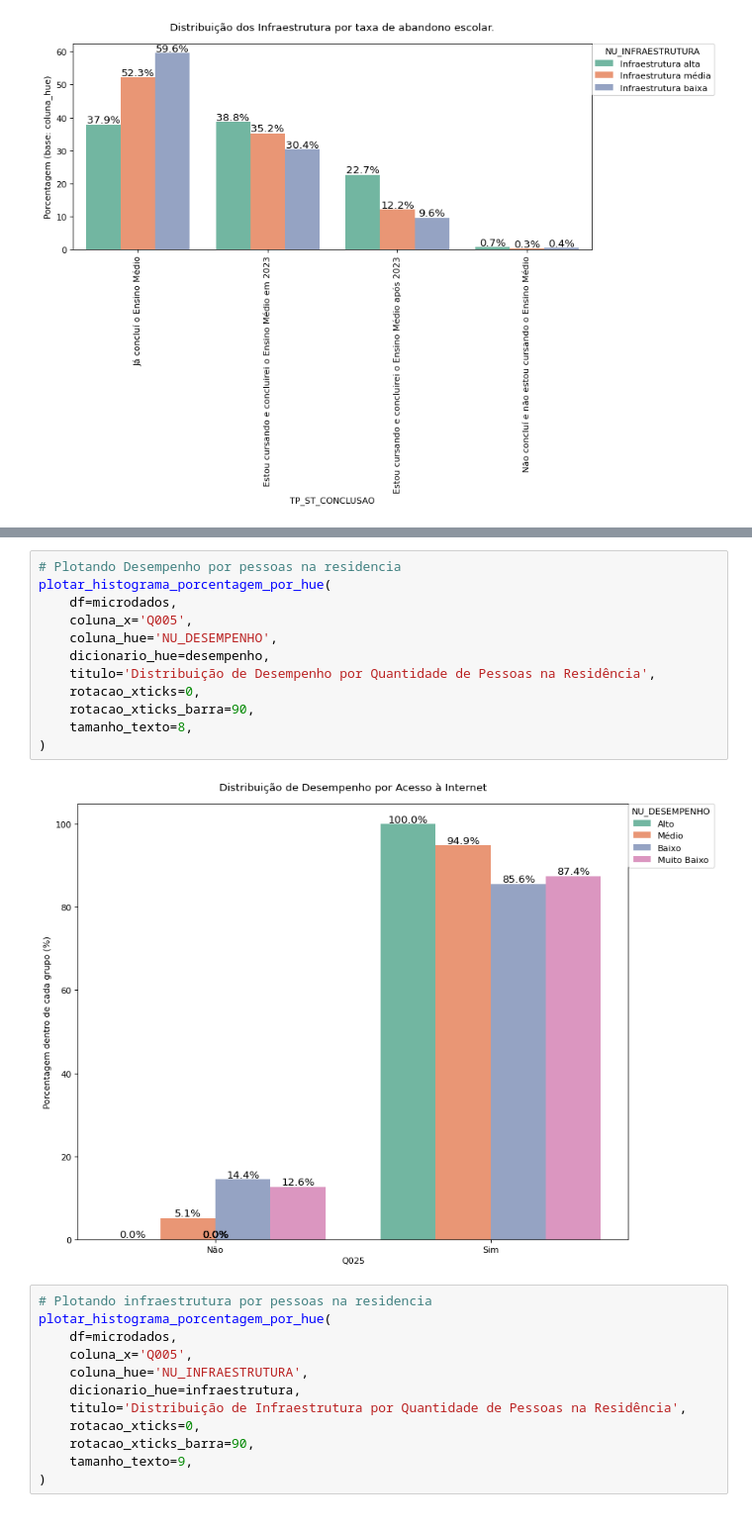
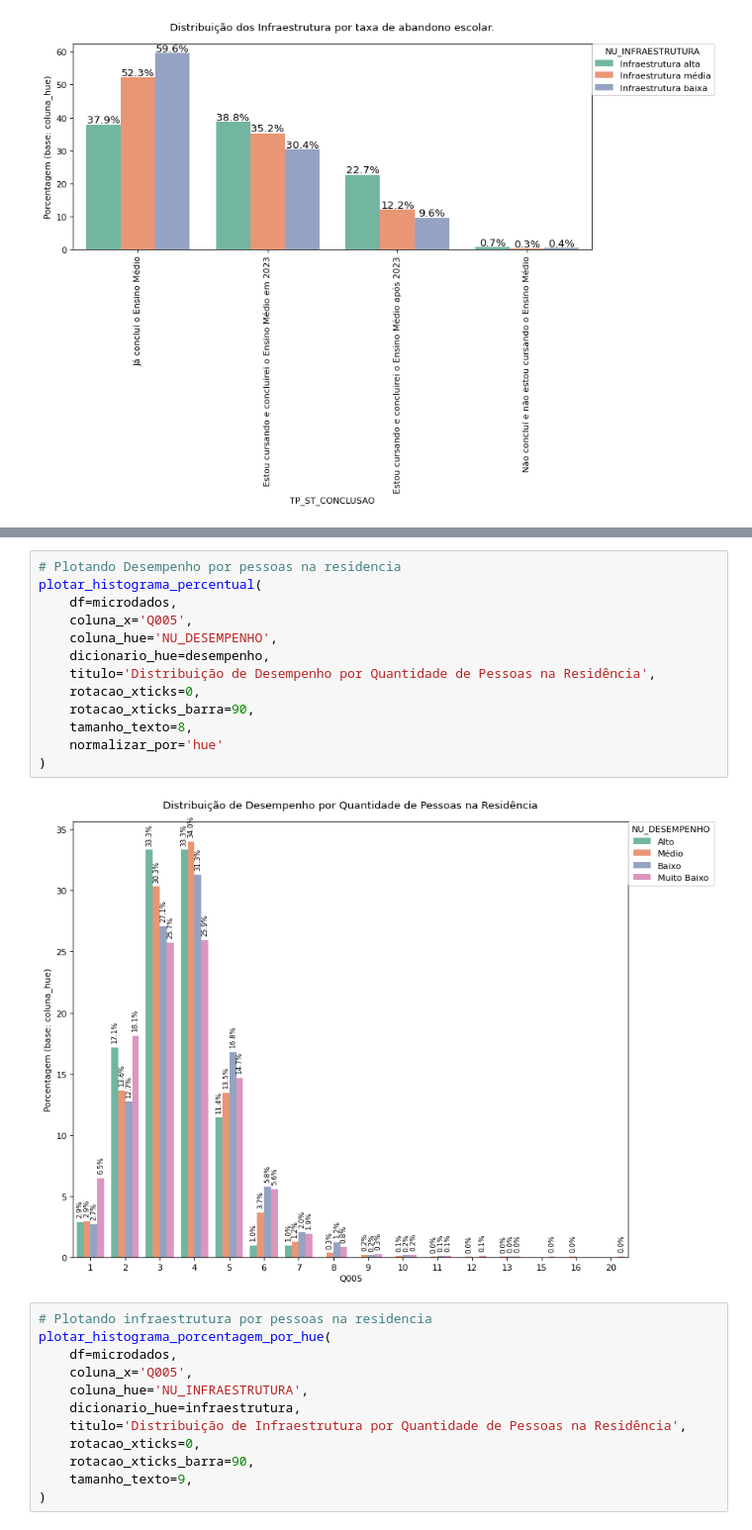
Before and after one commit to RafaelPetit/Microdados, a Jupyter notebook: microdados_V4.ipynb, the cells around one changed output, grey strips where cells are left out. Shown at 99% size. Drawn from its saved outputs; the diff is of its cells as text.

```diff
--- a/microdados_V4.ipynb
+++ b/microdados_V4.ipynb
@@ -984,17 +764,18 @@ plotar_histograma_porcentagem_por_hue(
 # %%
 # Plotando Desempenho por pessoas na residencia
-plotar_histograma_porcentagem_por_hue(
+plotar_histograma_percentual(
     df=microdados,
     coluna_x='Q005',
     coluna_hue='NU_DESEMPENHO',
     dicionario_hue=desempenho,
     titulo='Distribuição de Desempenho por Quantidade de Pessoas na Residência',
     rotacao_xticks=0,
     rotacao_xticks_barra=90,
     tamanho_texto=8,
+    normalizar_por='hue'
 )
 # %% [output]
-[figure, old version]
+[figure, new version]
 # %%
 # Plotando infraestrutura por pessoas na residencia
 plotar_histograma_porcentagem_por_hue(
```
Also changed, not shown: parts of 19 cells of this notebook.
